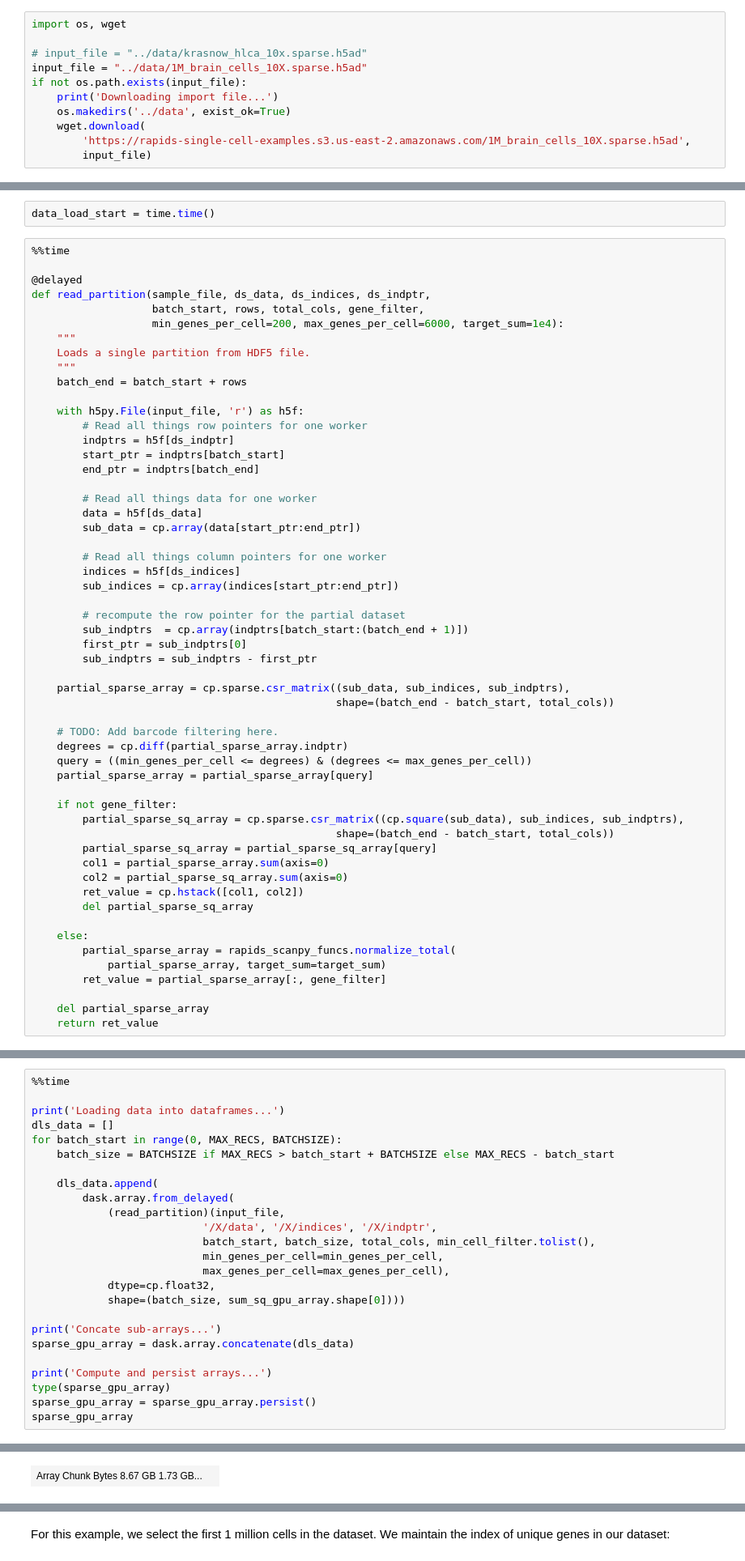
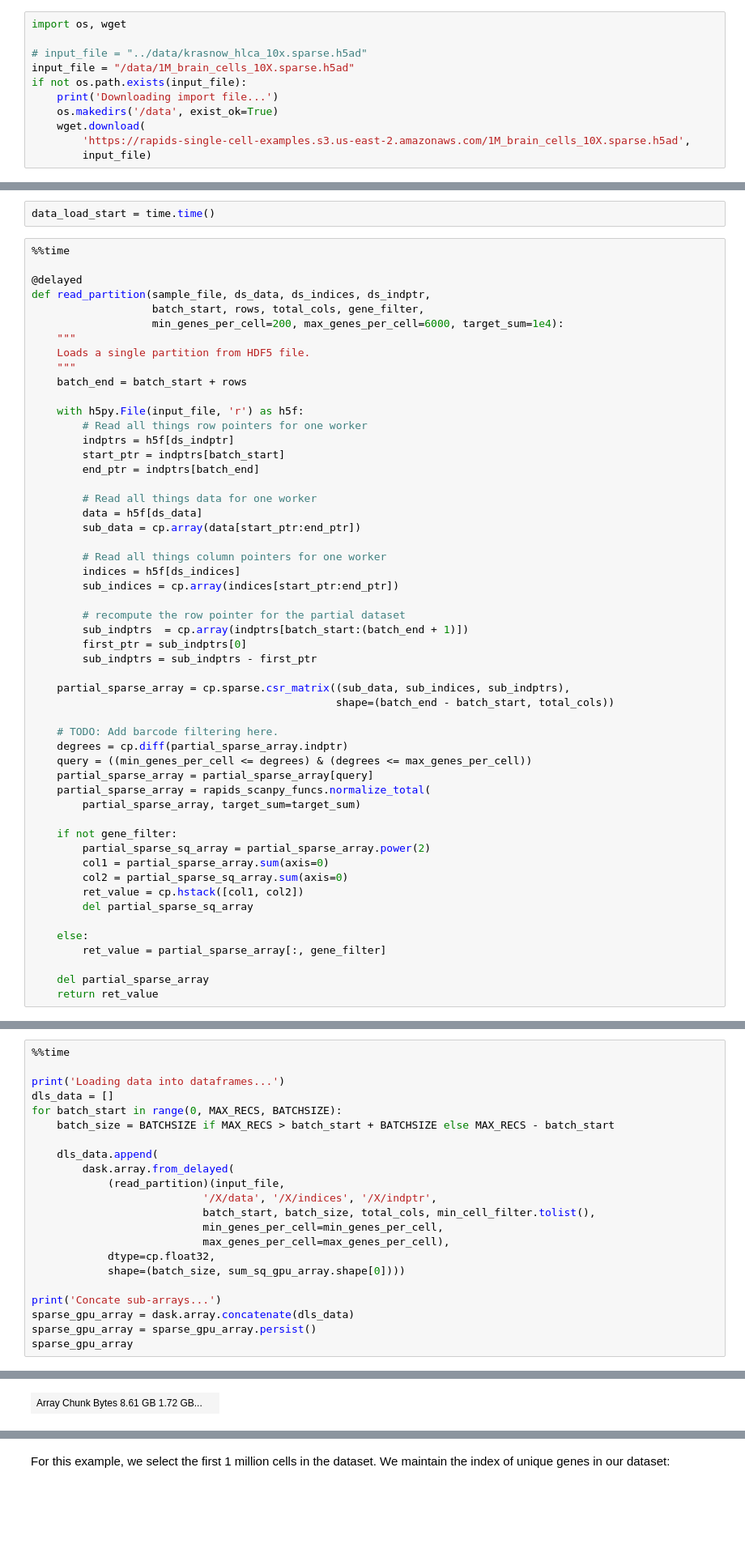
Before and after one commit to NVIDIA-Genomics-Research/rapids-single-cell-examples, a Jupyter notebook: notebooks/1M_brain_gpu_analysis_multigpu-2.ipynb, the cells around one changed output, grey strips where cells are left out. Shown at 81% size. Cells and saved outputs as stored; diff of their text form; blank space fills up the shorter version.

```diff
--- a/notebooks/1M_brain_gpu_analysis_multigpu-2.ipynb
+++ b/notebooks/1M_brain_gpu_analysis_multigpu-2.ipynb
@@ -145,10 +144,10 @@ To run this notebook using your own dataset, please see the README for instructi
 import os, wget
 
 # input_file = "../data/krasnow_hlca_10x.sparse.h5ad"
-input_file = "../data/1M_brain_cells_10X.sparse.h5ad"
+input_file = "/data/1M_brain_cells_10X.sparse.h5ad"
 if not os.path.exists(input_file):
     print('Downloading import file...')
-    os.makedirs('../data', exist_ok=True)
+    os.makedirs('/data', exist_ok=True)
     wget.download(
         'https://rapids-single-cell-examples.s3.us-east-2.amazonaws.com/1M_brain_cells_10X.sparse.h5ad',
         input_file)
@@ -235,19 +234,17 @@ def read_partition(sample_file, ds_data, ds_indices, ds_indptr,
     degrees = cp.diff(partial_sparse_array.indptr)
     query = ((min_genes_per_cell <= degrees) & (degrees <= max_genes_per_cell))
     partial_sparse_array = partial_sparse_array[query]
+    partial_sparse_array = rapids_scanpy_funcs.normalize_total(
+        partial_sparse_array, target_sum=target_sum)
 
     if not gene_filter:
-        partial_sparse_sq_array = cp.sparse.csr_matrix((cp.square(sub_data), sub_indices, sub_indptrs),
-                                                shape=(batch_end - batch_start, total_cols))
-        partial_sparse_sq_array = partial_sparse_sq_array[query]
+        partial_sparse_sq_array = partial_sparse_array.power(2)
         col1 = partial_sparse_array.sum(axis=0)
         col2 = partial_sparse_sq_array.sum(axis=0)
         ret_value = cp.hstack([col1, col2])
         del partial_sparse_sq_array
 
     else:
-        partial_sparse_array = rapids_scanpy_funcs.normalize_total(
-            partial_sparse_array, target_sum=target_sum)
         ret_value = partial_sparse_array[:, gene_filter]
 
     del partial_sparse_array
@@ -327,9 +321,6 @@ for batch_start in range(0, MAX_RECS, BATCHSIZE):
 
 print('Concate sub-arrays...')
 sparse_gpu_array = dask.array.concatenate(dls_data)
-
-print('Compute and persist arrays...')
-type(sparse_gpu_array)
 sparse_gpu_array = sparse_gpu_array.persist()
 sparse_gpu_array
 # %% [output]
@@ -341 +331 @@ Wall time: 724 ms
-| Array Chunk Bytes 8.67 GB 1.73 GB... |  |
+| Array Chunk Bytes 8.61 GB 1.72 GB... |  |
```
Also changed, not shown: parts of 28 cells of this notebook.
